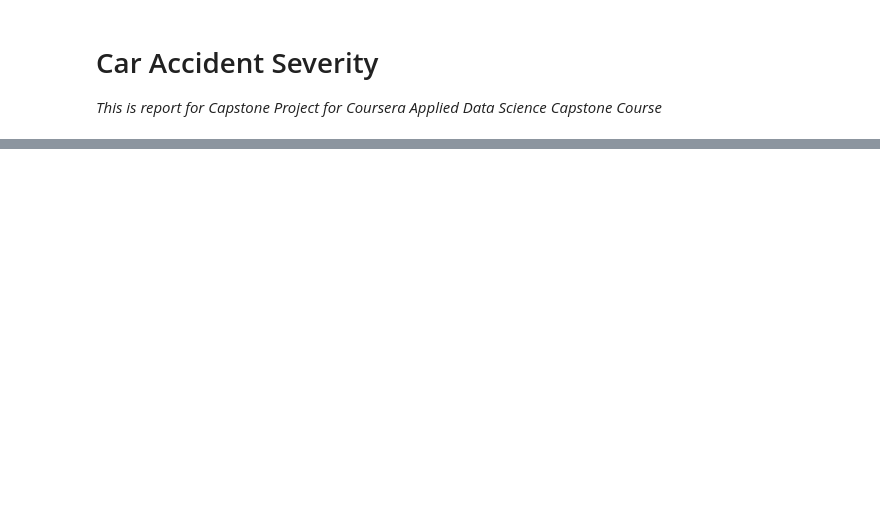
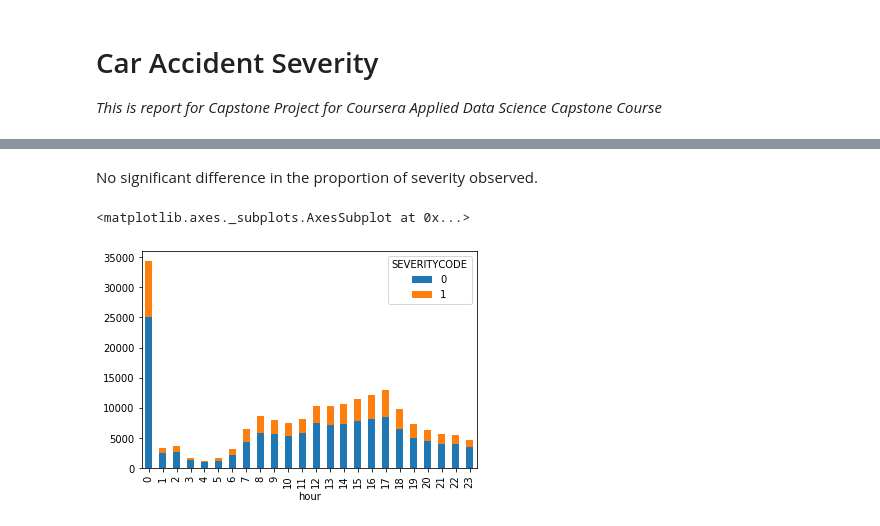
Before and after one commit to shaojl7/Coursera_Capstone, a Jupyter notebook: Final Report.ipynb, the cells around one changed output, grey strips where cells are left out. Drawn from its saved outputs; the diff is of its cells as text; code cells hidden in the pictures; blank space fills up the shorter version.

```diff
--- a/Final Report.ipynb
+++ b/Final Report.ipynb
@@ -19,0 +126,9 @@ Features used include the following:
+# %% [markdown]
+No significant difference in the proportion of severity observed.
+# %%
+raw_df['hour'] = raw_df['INCDTTM'].dt.hour
+hour_valuecounts = raw_df.groupby(['hour'])['SEVERITYCODE'].value_counts().to_frame('counts')
+hour_valuecounts.counts.unstack().plot(kind ='bar', stacked = True)
+# %% [output]
+<matplotlib.axes._subplots.AxesSubplot at 0x...>
+[figure, added]
```
Also changed, not shown: parts of 54 cells of this notebook, 1 other file.
